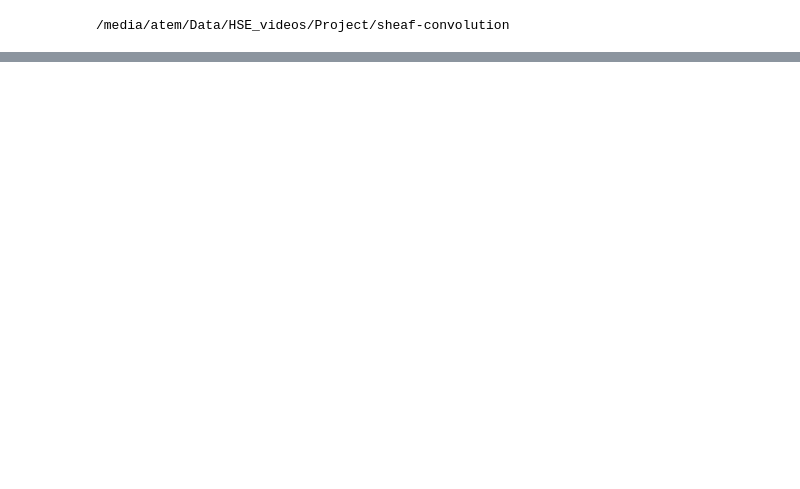
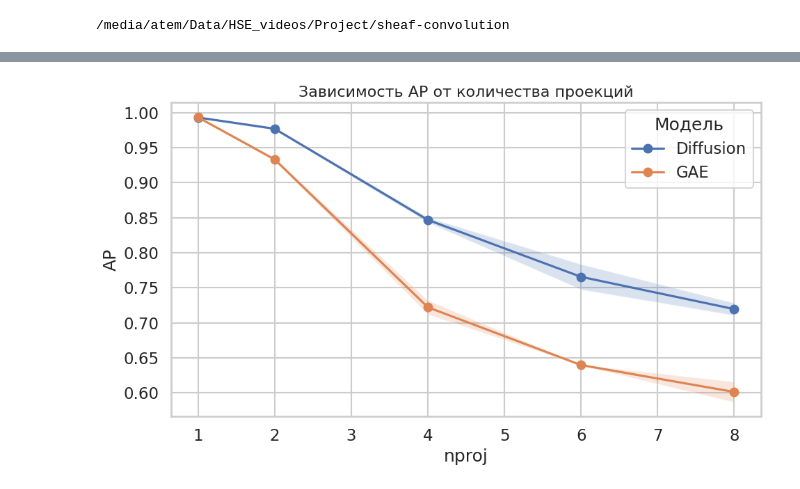
Before and after one commit to ArtemShamro/sheaf-convolution, a Jupyter notebook: notebooks/synthetic_results.ipynb, the cells around one changed output, grey strips where cells are left out. Drawn from its saved outputs; the diff is of its cells as text; code cells hidden in the pictures; blank space fills up the shorter version.

```diff
--- a/notebooks/synthetic_results.ipynb
+++ b/notebooks/synthetic_results.ipynb
@@ -48,0 +59,36 @@ df_synth
+# %%
+agg = (
+    df_size.groupby(["model_name", "dataset/nproj"])
+      .agg(
+          mean_ap=("test_ap_at_best_val", "mean"),
+          std_ap=("test_ap_at_best_val", "std")
+      )
+      .reset_index()
+)
+# %%
+sns.set(style="whitegrid", context="talk")
+
+plt.figure(figsize=(10, 6))
+
+for model in agg["model_name"].unique():
+    sub = agg[agg["model_name"] == model]
+
+    # Линия среднего
+    plt.plot(sub["dataset/nproj"], sub["mean_ap"], marker="o", label=model)
+
+    # Область стандартного отклонения
+    plt.fill_between(
+        sub["dataset/nproj"],
+        sub["mean_ap"] - sub["std_ap"],
+        sub["mean_ap"] + sub["std_ap"],
+        alpha=0.2
+    )
+
+plt.title("Зависимость AP от количества проекций", fontsize=16)
+plt.xlabel("nproj")
+plt.ylabel("AP")
+plt.legend(title="Модель")
+plt.tight_layout()
+plt.show()
+# %% [output]
+[figure, added]
```
Also changed, not shown: parts of 4 cells of this notebook, 3 other files.
